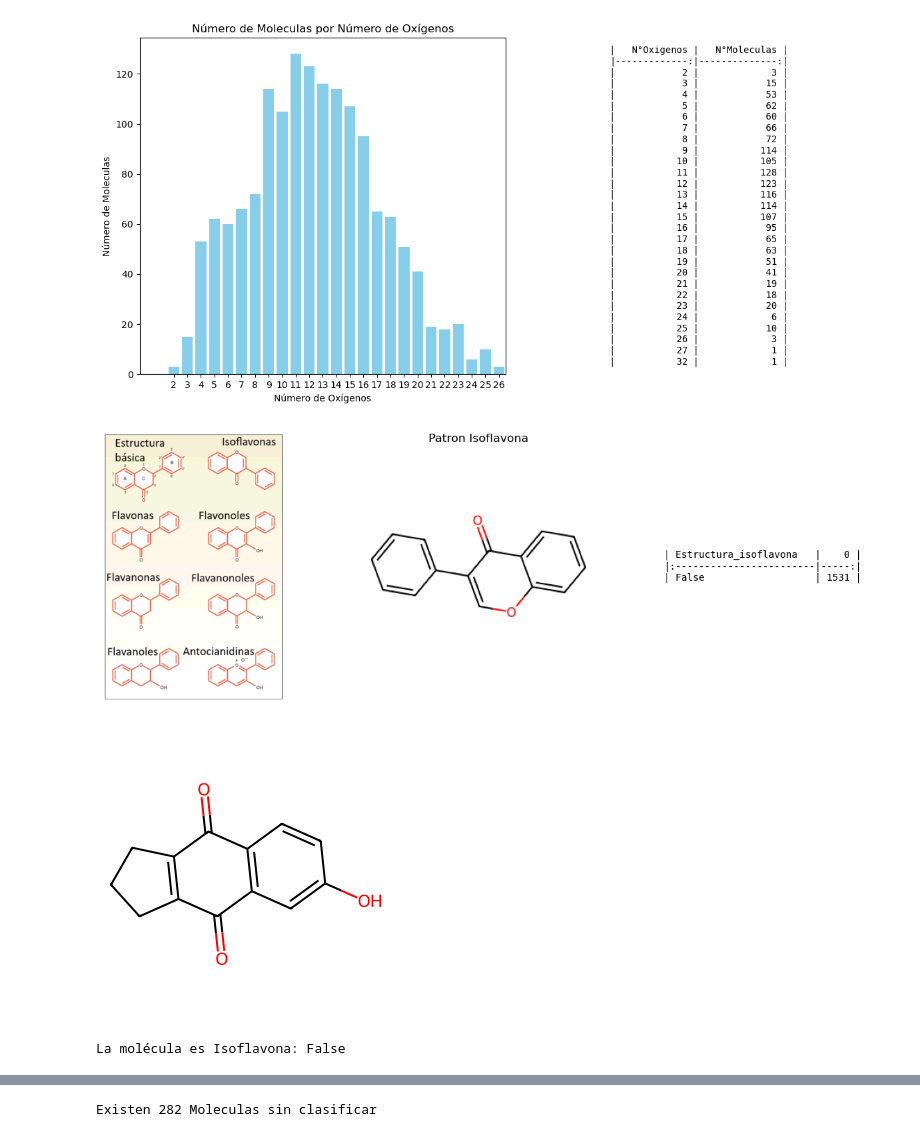
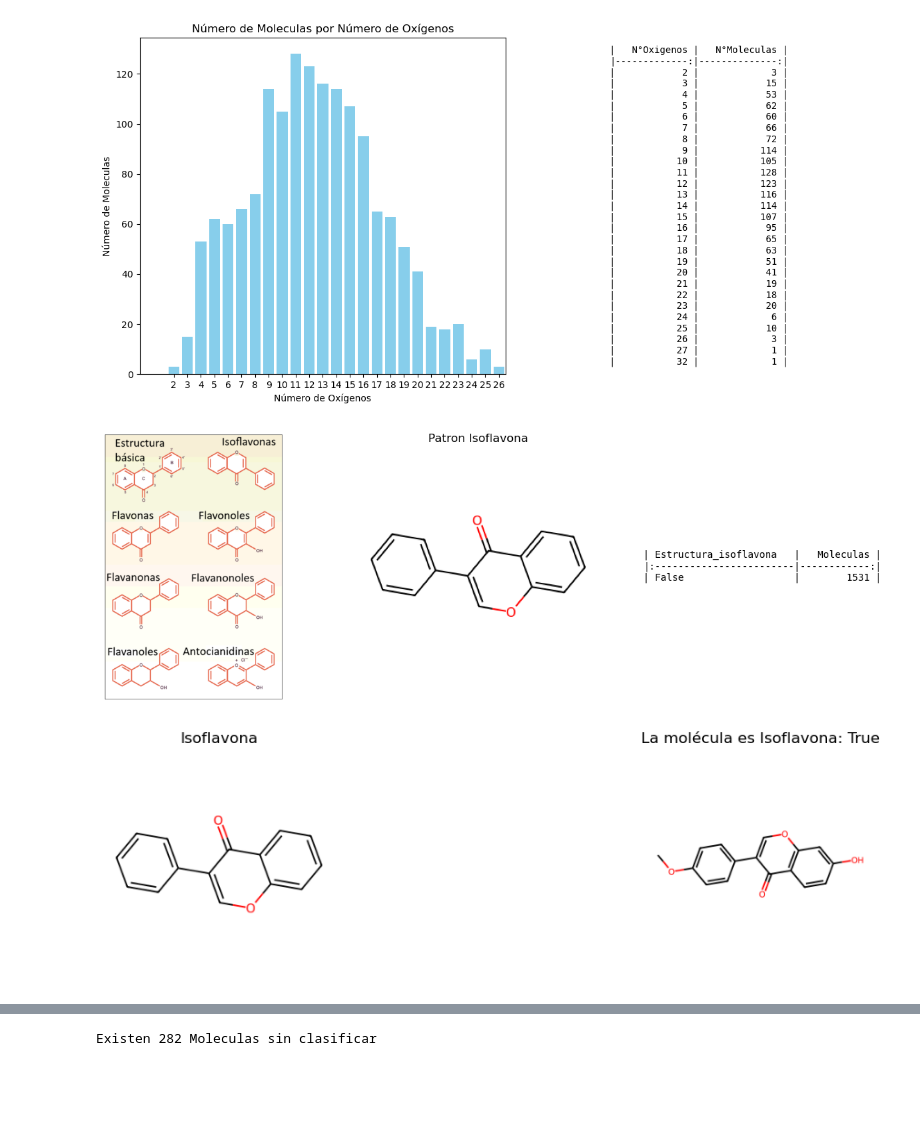
Before and after one commit to mauriciocruzriveros/BasededatosFlavonoides, a Jupyter notebook: flavonoids_collab.ipynb, the cells around one changed output, grey strips where cells are left out. Drawn from its saved outputs; the diff is of its cells as text; code cells hidden in the pictures; blank space fills up the shorter version.

```diff
--- a/flavonoids_collab.ipynb
+++ b/flavonoids_collab.ipynb
@@ -653,15 +645,15 @@ plt.show()
 # %%
 #Ahora vamos a clasificar todas las isoformas de nuestros flavonoides no clasificados
 from PIL import Image
-# Función para verificar si una molécula contiene la estructura de la isoflavona
+
 def verificar_isoflavona(smiles_molecula):
     mol = Chem.MolFromSmiles(smiles_molecula)
     if mol:
         return mol.HasSubstructMatch(patron_isoflavona)
     else:
-        return False  # Si la molécula no se puede convertir, asumimos que no contiene el isoflavona
+        return False  # Si la molécula no se puede convertir, asumimos que no contiene la isoflavona
 
-#Buscar Isoflavonas
+#Patron Isoflavona
 smiles_isoflavona = "C1=CC=C(C=C1)C2=COC3=CC=CC=C3C2=O"
 imagen_isoflavona = plot_molecula(smiles_isoflavona)
 patron_isoflavona = Chem.MolFromSmiles(smiles_isoflavona)
@@ -670,16 +662,16 @@ patron_isoflavona = Chem.MolFromSmiles(smiles_isoflavona)
 df['Estructura_isoflavona'] = df['SMILES'].apply(verificar_isoflavona)
 #Agrupar
 grupo_isoflavona = df.groupby('Estructura_isoflavona').size()
-grupo_isoflavona_md = grupo_isoflavona.reset_index().to_markdown(index = False)
+grupo_isoflavona_md = grupo_isoflavona.reset_index().rename(columns={0: 'Moleculas'}).to_markdown(index=False)
 
 # Plot
 fig, axs = plt.subplots(1, 3, figsize=(15, 5))  # Ajusta el tamaño de la figura
-# Subplot 2 = Cargar y mostrar la imagen de flavonoides
+# Subplot 1 = Cargar y mostrar la imagen de flavonoides
 ruta_imagen = "imgs/flavsimg.png"
 imagen = Image.open(ruta_imagen)
 axs[0].imshow(imagen)
 axs[0].axis('off')
-# Subplot 1 = Graficar N°O con doble enlace
+# Subplot 2 = Isoflavona
 axs[1].imshow(imagen_isoflavona)
 axs[1].set_title("Patron Isoflavona")
 axs[1].axis('off')
@@ -689,25 +681,36 @@ axs[2].text(0.5, 0.5, grupo_isoflavona_md, ha='center', va='center', fontsize=10
 #Mostrar Plot
 plt.show()
 # %% [output]
-[figure, old version]
+[figure, new version]
 # %%
-# Ya que no se detecto ninguna Isoflavona podemos testear con otras moleculas a ver si funciona correctamente
+# Test Isoflavona
 import random
 # Lista de moléculas
 moleculas = [
     "C1CC2=C(C1)C(=O)C3=C(C2=O)C=C(C=C3)O",
     "C1=CC=C(C=C1)C2=COC3=C2C=CC(=C3)O",
     "COC1=CC=C(C=C1)C2=COC3=C(C2=O)C=CC(=C3)O",
     "OC1=CC=C(C=C1)C1=COC2=CC(O)=CC(O)=C2C1=O"
 ]
-# Seleccionar una molécula aleatoria
+# Seleccionar una molécula aleatoria y verificar
 smiles_molecula_aleatoria = random.choice(moleculas)
-mostrar_molecula(smiles_molecula_aleatoria)
+imagen_test_isoflavona = plot_molecula(smiles_molecula_aleatoria)
 es_isoflavona = verificar_isoflavona(smiles_molecula_aleatoria)
-# Mostrar la molécula aleatoria y verificar si es Isoflavona
-print("La molécula es Isoflavona:", es_isoflavona)
+
+# Plot
+fig, axs = plt.subplots(1, 2, figsize=(15, 3))  # Ajusta el tamaño de la figura
+# Subplot 1 = Isoflavona
+axs[0].imshow(imagen_isoflavona)
+axs[0].set_title("Isoflavona")
+axs[0].set_axis_off()
+# Subplot 1 = Test
+axs[1].imshow(imagen_test_isoflavona)
+axs[1].set_title(f"La molécula es Isoflavona: {es_isoflavona}")
+axs[1].set_axis_off()
+#Mostrar Plot
+plt.tight_layout()
+plt.show()
 # %% [output]
-[figure, old version]
+[figure, new version]
-La molécula es Isoflavona: False
 # %%
 #Ahora vamos a buscar Isoflavanonas
```
Also changed, not shown: parts of 30 cells of this notebook.
